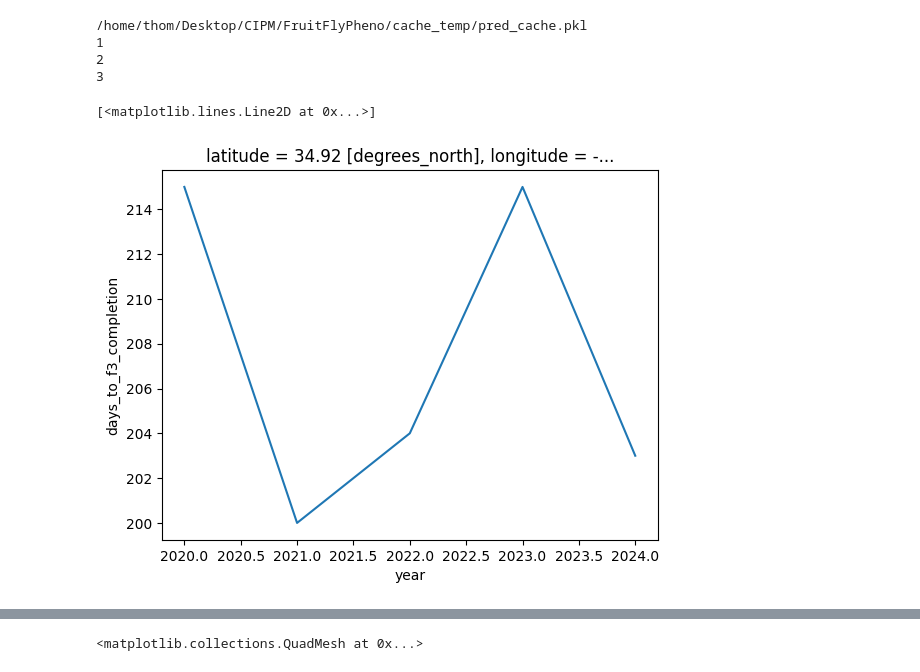
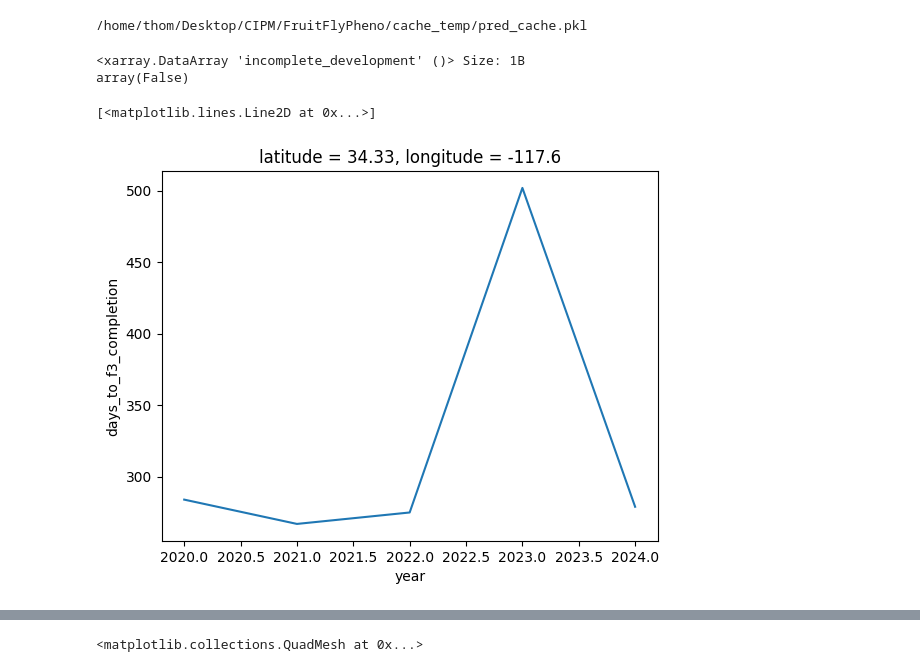
Before and after one commit to ThomWorm/FruitFlyPheno, a Jupyter notebook: notebooks/process_and_plot_dev.ipynb, the cells around one changed output, grey strips where cells are left out. Saved outputs shown, nothing was run; the diff lists cells and outputs as text; code cells hidden in the pictures.

```diff
--- a/notebooks/process_and_plot_dev.ipynb
+++ b/notebooks/process_and_plot_dev.ipynb
@@ -222,12 +45,12 @@ tmin_single_sample = tmin_xr.isel(latitude=0, longitude=0)
 start_day = 0
 target_species = "off"
 stages = load_species_params(target_species, os.path.abspath(os.path.join("..", "data")))
-detection_date = pd.Timestamp(year=2025, month=1, day=3)
+detection_date = pd.Timestamp(year=2022, month=8, day=3)
 test_idx = raw_PRISM["t"].get_index("t").get_loc(detection_date)
 
 
 
-recent_weather_test = spatial_wrapper(tmin_xr, tmax_xr, start_day, stages, generations=3)
+recent_weather_test = fflies_spatial_wrapper(tmin_xr, tmax_xr, test_idx, stages, generations=3)
 
 #write recent wrapper function to that runs prediction if recent fails to complete
 
@@ -235,14 +58,16 @@ recent_weather_test = spatial_wrapper(tmin_xr, tmax_xr, start_day, stages, gener
 # [] need to figue out how to handle incomplete development with an error or something else?
 # %% [output]
 /home/thom/Desktop/CIPM/FruitFlyPheno/cache_temp/pred_cache.pkl
-1
-2
-3
+# %%
+recent_weather_test['incomplete_development'].any()
+# %% [output]
+<xarray.DataArray 'incomplete_development' ()> Size: 1B
+array(False)
 # %%
 detection_date = pd.Timestamp(year=2025, month=1, day=3)
 test_idx = raw_PRISM["t"].get_index("t").get_loc(detection_date)
 
-predict_test = predict_generations(
+predict_test = fflies_prediction(
     current_data=raw_PRISM.isel(t=slice(test_idx,None)),
     historical_data=raw_PRISM,
     stages=stages,
@@ -252,7 +77,7 @@ predict_test = predict_generations(
     end_year=2024,
 )
 # %%
-predict_test["days_to_f3_completion"].isel(latitude=0, longitude=0).plot()
+predict_test["days_to_f3_completion"].isel(latitude=14, longitude=1).plot()
 # %% [output]
 [<matplotlib.lines.Line2D at 0x...>]
-[figure, old version]
+[figure, new version]
```
Also changed, not shown: parts of 10 cells of this notebook, 19 other files.
